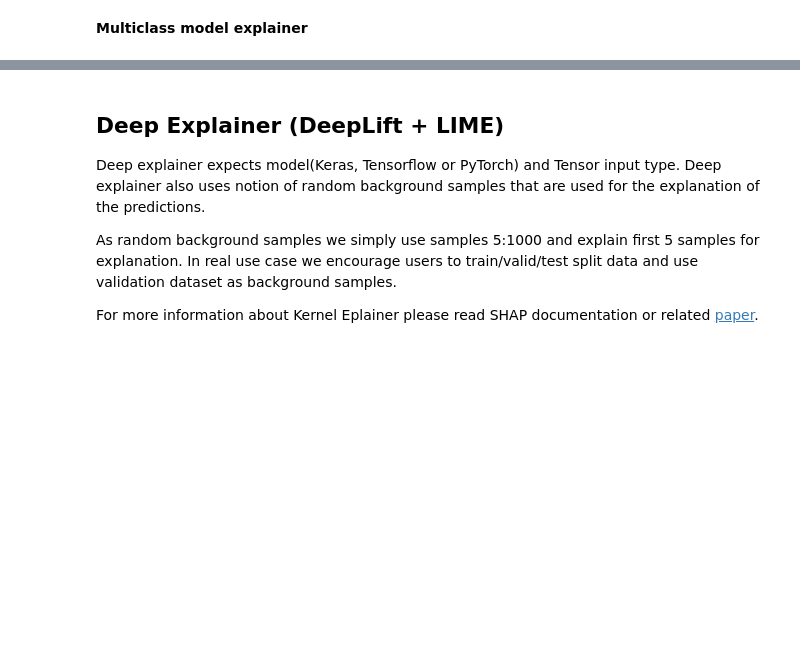
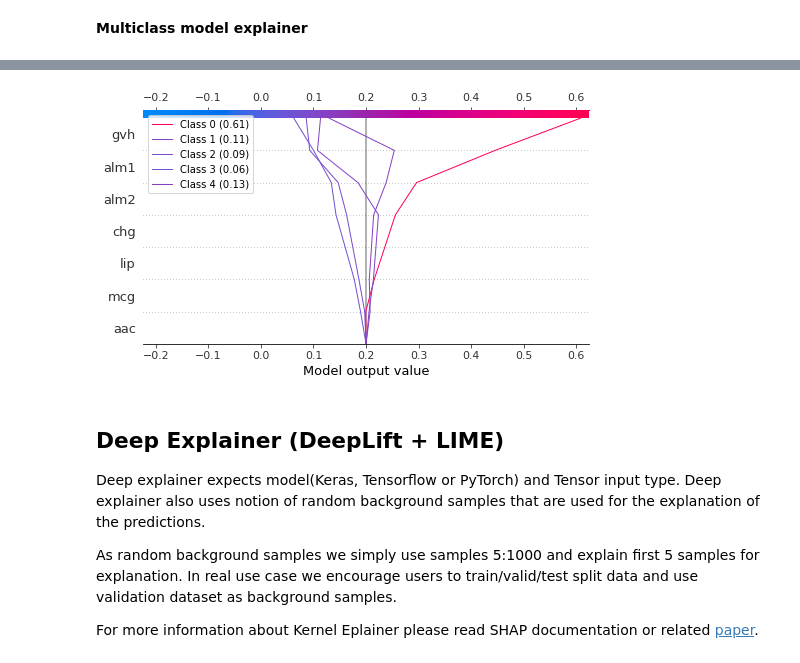
Before and after one commit to jrzaurin/pytorch-widedeep, a Jupyter notebook: examples/notebooks/16_SHAP.ipynb, the cells around one changed output, grey strips where cells are left out. Cells and saved outputs as stored; diff of their text form; code cells hidden in the pictures; blank space fills up the shorter version.

```diff
--- a/examples/notebooks/16_SHAP.ipynb
+++ b/examples/notebooks/16_SHAP.ipynb
@@ -269,0 +397,5 @@ shap_force_plot(tab_trainer=tab_trainer, explainer=explainer, shap_values=shap_v
+# %%
+multiclass_explainer = ShapExplainer()
+multiclass_explainer.fit(tab_trainer=tab_trainer_multiclass, X_tab_train=X_tab_multiclass, explainer_type="kernel")
+multiclass_explainer.explain_decision_plot(X_tab_explain=X_tab_multiclass[0], feature_names=list(tab_preprocessor_multiclass.column_idx))
+# %% [output]
@@ -270,3 +408,4 @@ shap_force_plot(tab_trainer=tab_trainer, explainer=explainer, shap_values=shap_v
+[figure, added]
 # %% [markdown]
 ## Deep Explainer (DeepLift + LIME)
 
```
Also changed, not shown: parts of 20 cells of this notebook.
